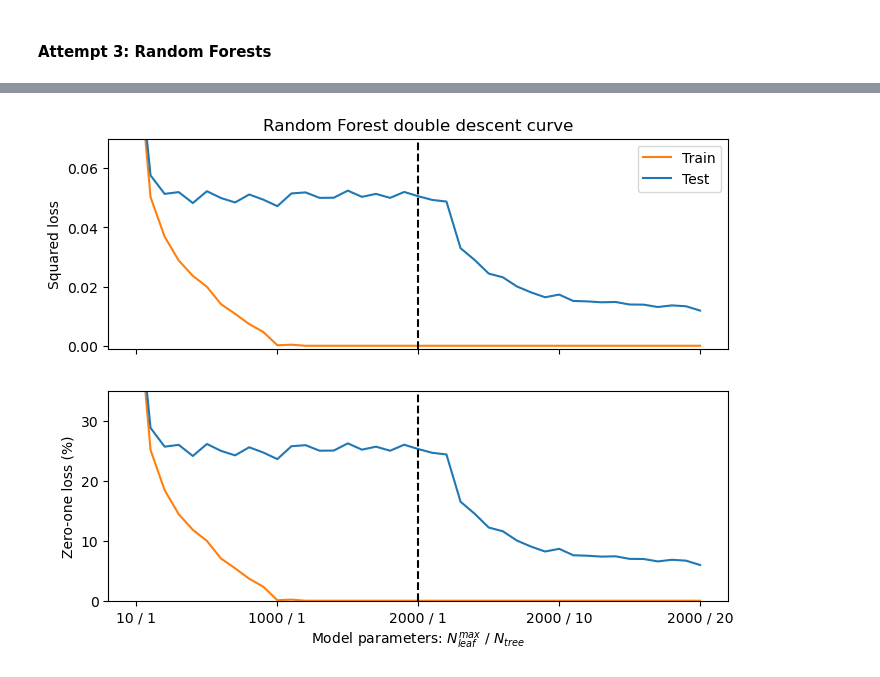
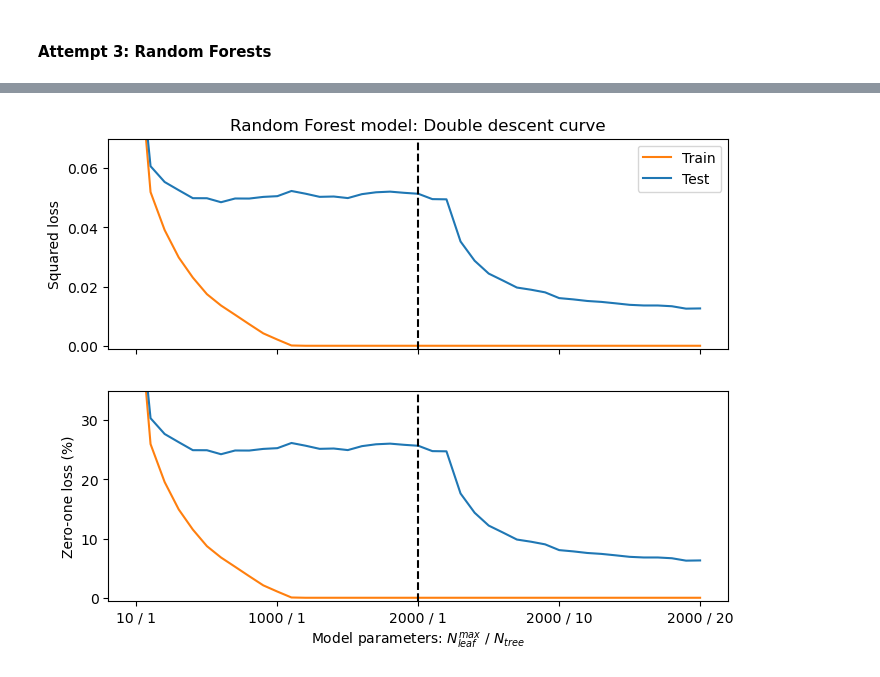
Before and after one commit to Hecramco/FoIL_reproducibility_challenge, a Jupyter notebook: Experiments.ipynb, the cells around one changed output, grey strips where cells are left out. Saved outputs shown, nothing was run; the diff lists cells and outputs as text; code cells hidden in the pictures.

```diff
--- a/Experiments.ipynb
+++ b/Experiments.ipynb
@@ -433,9 +431,34 @@ def double_descent_RF(tree_bound = 20, leaves_bound = 2000, tree_step = 1, leave
 # %%
 out = double_descent_RF(tree_bound = 20, leaves_bound = 2000, tree_step = 1, leaves_step = 100,
                         X_train= X_train, y_train=y_train, X_test=X_test, y_test=y_test)
+# %%
+out = {'zero_one_train_loss': np.array(0),
+        'mse_train_loss': np.array(0),
+        'zero_one_test_loss': np.array(0),
+        'mse_test_loss': np.array(0),
+        'leaf_sizes': np.array(0),
+        'trees': np.array(0)}
+# %%
+# call double_descent five times and return the average of the results
+out1 = double_descent_RF(tree_bound = 20, leaves_bound = 2000, tree_step = 1, leaves_step = 100,
+                        X_train= X_train, y_train=y_train, X_test=X_test, y_test=y_test)
+out2 = double_descent_RF(tree_bound = 20, leaves_bound = 2000, tree_step = 1, leaves_step = 100,
+                        X_train= X_train, y_train=y_train, X_test=X_test, y_test=y_test)
+out3 = double_descent_RF(tree_bound = 20, leaves_bound = 2000, tree_step = 1, leaves_step = 100,
+                        X_train= X_train, y_train=y_train, X_test=X_test, y_test=y_test)
+out4 = double_descent_RF(tree_bound = 20, leaves_bound = 2000, tree_step = 1, leaves_step = 100,
+                        X_train= X_train, y_train=y_train, X_test=X_test, y_test=y_test)
+out5 = double_descent_RF(tree_bound = 20, leaves_bound = 2000, tree_step = 1, leaves_step = 100,
+                        X_train= X_train, y_train=y_train, X_test=X_test, y_test=y_test)
+# %%
+# average the results
+out['zero_one_train_loss'] = (out1['zero_one_train_loss'] + out2['zero_one_train_loss'] + out3['zero_one_train_loss'] + out4['zero_one_train_loss'] + out5['zero_one_train_loss'])/5
+out['mse_train_loss'] = (out1['mse_train_loss'] + out2['mse_train_loss'] + out3['mse_train_loss'] + out4['mse_train_loss'] + out5['mse_train_loss'])/5
+out['zero_one_test_loss'] = (out1['zero_one_test_loss'] + out2['zero_one_test_loss'] + out3['zero_one_test_loss'] + out4['zero_one_test_loss'] + out5['zero_one_test_loss'])/5
+out['mse_test_loss'] = (out1['mse_test_loss'] + out2['mse_test_loss'] + out3['mse_test_loss'] + out4['mse_test_loss'] + out5['mse_test_loss'])/5
+out['leaf_sizes'] = (out1['leaf_sizes'] + out2['leaf_sizes'] + out3['leaf_sizes'] + out4['leaf_sizes'] + out5['leaf_sizes'])/5
+out['trees'] = (out1['trees'] + out2['trees'] + out3['trees'] + out4['trees'] + out5['trees'])/5
 # %%
-import matplotlib.pyplot as plt
-
 def plot_RF(result_dict):
     '''
     Plot the double descent curve for the Random Forest Classifier
@@ -448,7 +471,7 @@ def plot_RF(result_dict):
     tick_label = ['10 / 1', '1000 / 1', '2000 / 1', '2000 / 10', '2000 / 20']
 
     plt.subplot(2,1,1)
-    plt.title(f'Random Forest double descent curve')
+    plt.title(f'Random Forest model: Double descent curve')
     plt.plot(range(len(result_dict['mse_train_loss'])), result_dict['mse_train_loss'],
              color='tab:orange', label = 'Train')
     plt.plot(range(len(result_dict['mse_test_loss'])), result_dict['mse_test_loss'],
@@ -467,11 +490,13 @@ def plot_RF(result_dict):
     plt.axvline(20, color = "black", linestyle='dashed')
     plt.ylabel('Zero-one loss (%)')
     plt.xlabel('Model parameters: $N_{leaf}^{max}$ / $N_{tree}$')
-    plt.ylim(-0.001, 35)
+    plt.ylim(-0.5, 35)
     plt.xticks(tick_location, tick_label)
 
-    plt.show()
+    #plt.show()
-# %%
-plot_RF(out)
-# %% [output]
-[figure, removed]
+# %%
+fig = plot_RF(out)
+# save figure
+plt.savefig('RF_double_descent.png', dpi=300)
+# %% [output]
+[figure, added]
```
Also changed, not shown: parts of 24 cells of this notebook, 2 other files.
